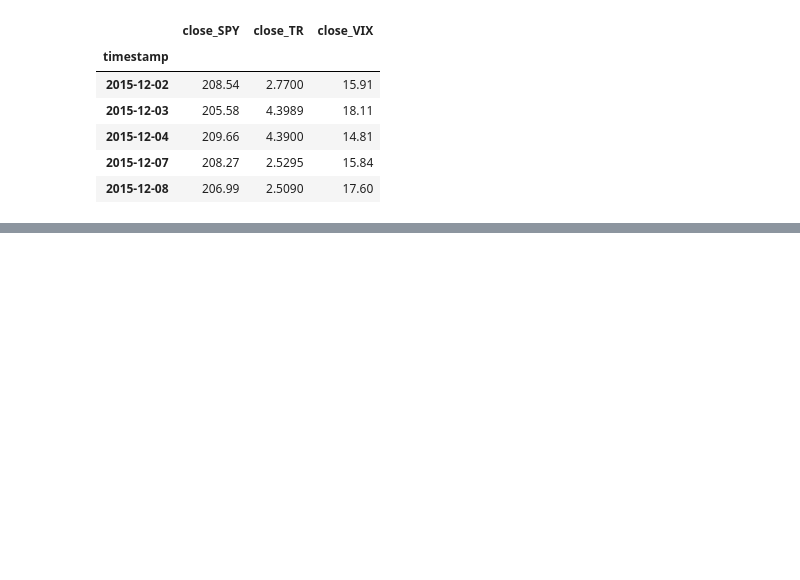
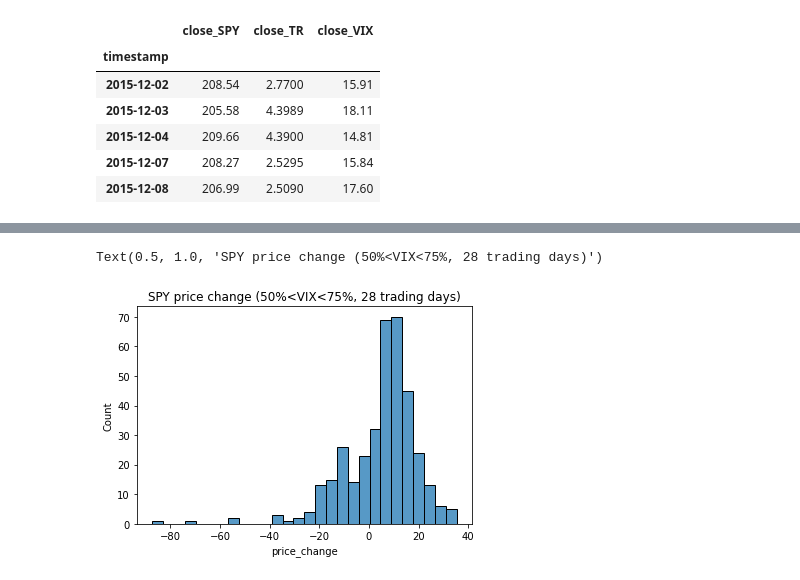
Before and after one commit to JoeHGeoghegan/VIX_Timing_The_Market, a Jupyter notebook: Notebooks/Ying.ipynb, the cells around one changed output, grey strips where cells are left out. Cells and saved outputs as stored; diff of their text form; code cells hidden in the pictures; blank space fills up the shorter version.

```diff
--- a/Notebooks/Ying.ipynb
+++ b/Notebooks/Ying.ipynb
@@ -170,0 +107,3 @@ Historically, when the VIX close price crosses $21.38 but below $82.69, the SPY
+# %%
+price_change_df_3 = backtesting_SPY_price_change_on_VIX(round(vix_tbl[5],2),round(vix_tbl[6],2),28)
+price_change_df_3.head()
@@ -170,0 +117,5 @@ Historically, when the VIX close price crosses $21.38 but below $82.69, the SPY
+# %%
+sns.histplot( price_change_df_3['price_change']).set_title('SPY price change (50%<VIX<75%, 28 trading days)')
+# %% [output]
+Text(0.5, 1.0, 'SPY price change (50%<VIX<75%, 28 trading days)')
+[figure, added]
```
Also changed, not shown: parts of 66 cells of this notebook.
